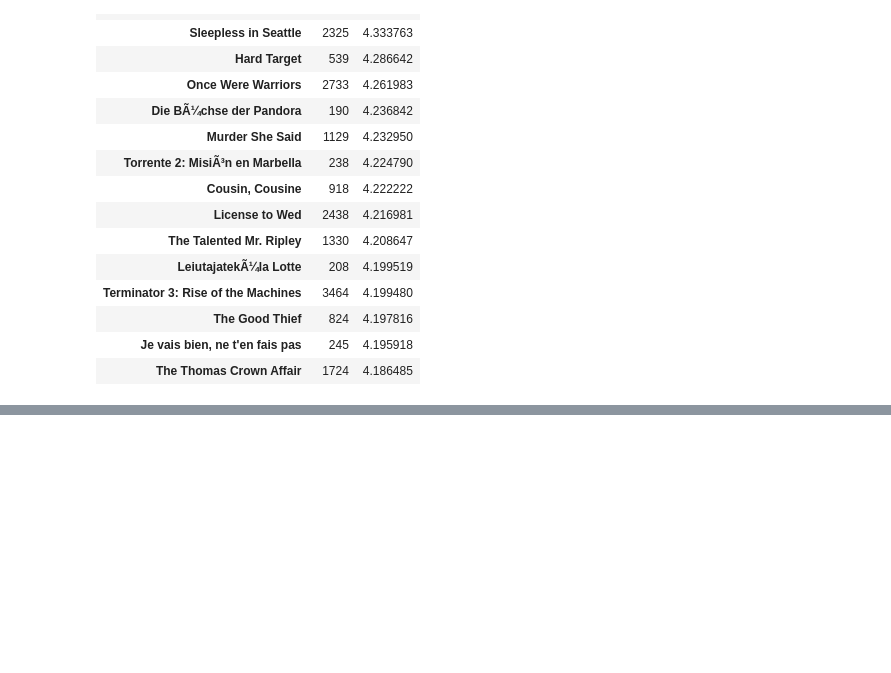
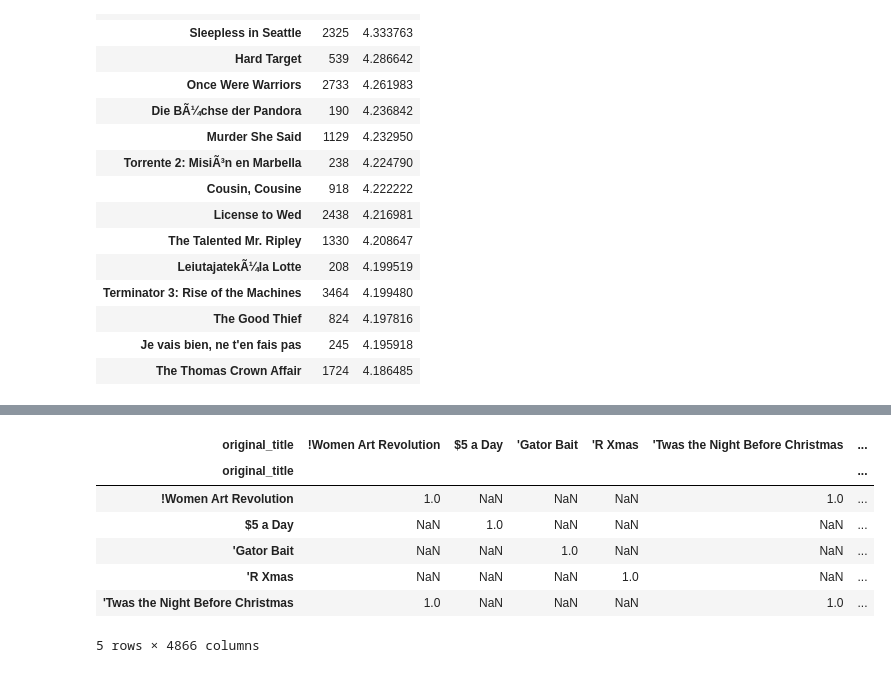
Before and after one commit to ElseFaisal/Recommendation_System, a Jupyter notebook: RecoSys.ipynb, the cells around one changed output, grey strips where cells are left out. Cells and saved outputs as stored; diff of their text form; code cells hidden in the pictures; blank space fills up the shorter version.

```diff
--- a/RecoSys.ipynb
+++ b/RecoSys.ipynb
@@ -121,0 +125,14 @@ df.sort_values(['similarity'],ascending=False).dropna()[:20]
+# %%
+movieratings2 = movieratings.pivot_table(index=['userId'],columns=['original_title'],values='rating')
+# %%
+corrmatrix = movieratings2.corr()
+corrmatrix.head()
+# %% [output]
+| original_title | !Women Art Revolution | $5 a Day | 'Gator Bait | 'R Xmas | 'Twas the Night Before Christmas | ... |
+| original_title |  |  |  |  |  | ... |
+| !Women Art Revolution | 1.0 | NaN | NaN | NaN | 1.0 | ... |
+| $5 a Day | NaN | 1.0 | NaN | NaN | NaN | ... |
+| 'Gator Bait | NaN | NaN | 1.0 | NaN | NaN | ... |
+| 'R Xmas | NaN | NaN | NaN | 1.0 | NaN | ... |
+| 'Twas the Night Before Christmas | 1.0 | NaN | NaN | NaN | 1.0 | ... |
+5 rows × 4866 columns
```
Also changed, not shown: parts of 8 cells of this notebook.
